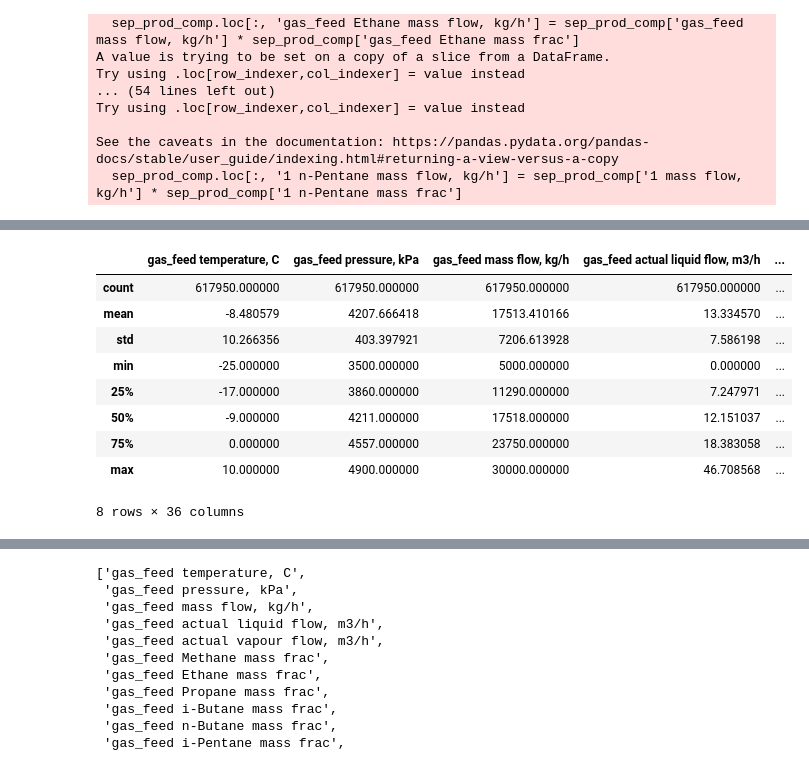
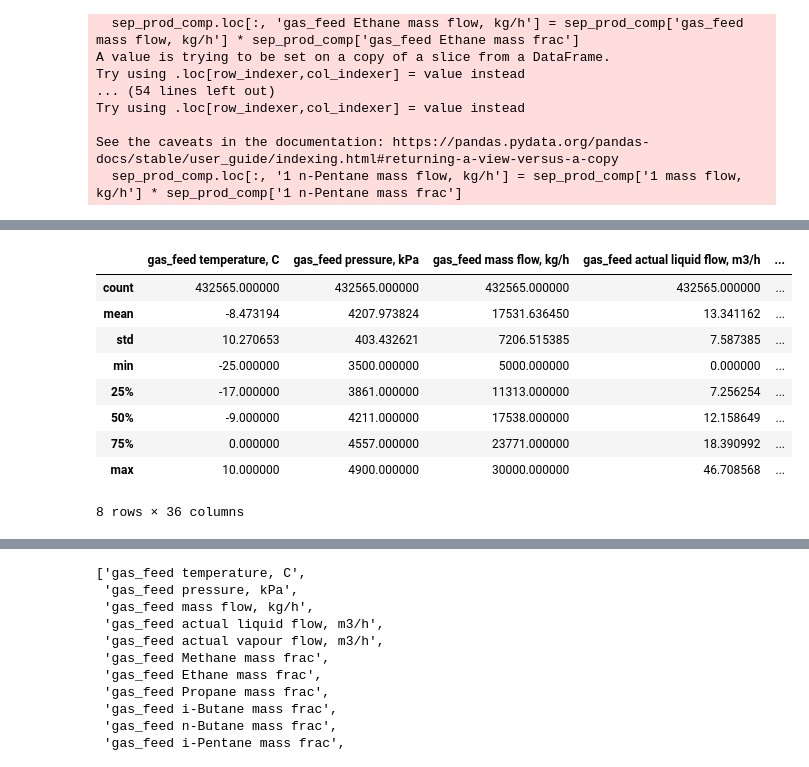
Before and after one commit to Rus-tam/AI_models, a Jupyter notebook: low_temp_dist_17_04.ipynb, the cells around one changed output, grey strips where cells are left out. Saved outputs shown, nothing was run; the diff lists cells and outputs as text; code cells hidden in the pictures.

```diff
--- a/low_temp_dist_17_04.ipynb
+++ b/low_temp_dist_17_04.ipynb
@@ -349,4 +349,4 @@ Try using .loc[row_indexer,col_indexer] = value instead
 See the caveats in the documentation: https://pandas.pydata.org/pandas-docs/stable/user_guide/indexing.html#returning-a-view-versus-a-copy
   sep_prod_comp.loc[:, '1 n-Pentane mass flow, kg/h'] = sep_prod_comp['1 mass flow, kg/h'] * sep_prod_comp['1 n-Pentane mass frac']
 # %%
-sep_prod_comp
+sep_prod_comp_sample = sep_prod_comp.sample(frac=0.7)
@@ -367,14 +353,14 @@ sep_prod_comp
 # %%
-sep_prod_comp.describe()
+sep_prod_comp_sample.describe()
 # %% [output]
 |  | gas_feed temperature, C | gas_feed pressure, kPa | gas_feed mass flow, kg/h | gas_feed actual liquid flow, m3/h | ... |
-| count | 617950.000000 | 617950.000000 | 617950.000000 | 617950.000000 | ... |
-| mean | -8.480579 | 4207.666418 | 17513.410166 | 13.334570 | ... |
-| std | 10.266356 | 403.397921 | 7206.613928 | 7.586198 | ... |
+| count | 432565.000000 | 432565.000000 | 432565.000000 | 432565.000000 | ... |
+| mean | -8.473194 | 4207.973824 | 17531.636450 | 13.341162 | ... |
+| std | 10.270653 | 403.432621 | 7206.515385 | 7.587385 | ... |
 | min | -25.000000 | 3500.000000 | 5000.000000 | 0.000000 | ... |
-| 25% | -17.000000 | 3860.000000 | 11290.000000 | 7.247971 | ... |
-| 50% | -9.000000 | 4211.000000 | 17518.000000 | 12.151037 | ... |
-| 75% | 0.000000 | 4557.000000 | 23750.000000 | 18.383058 | ... |
+| 25% | -17.000000 | 3861.000000 | 11313.000000 | 7.256254 | ... |
+| 50% | -9.000000 | 4211.000000 | 17538.000000 | 12.158649 | ... |
+| 75% | 0.000000 | 4557.000000 | 23771.000000 | 18.390992 | ... |
 | max | 10.000000 | 4900.000000 | 30000.000000 | 46.708568 | ... |
 8 rows × 36 columns
 # %%
```
Also changed, not shown: parts of 12 cells of this notebook.
